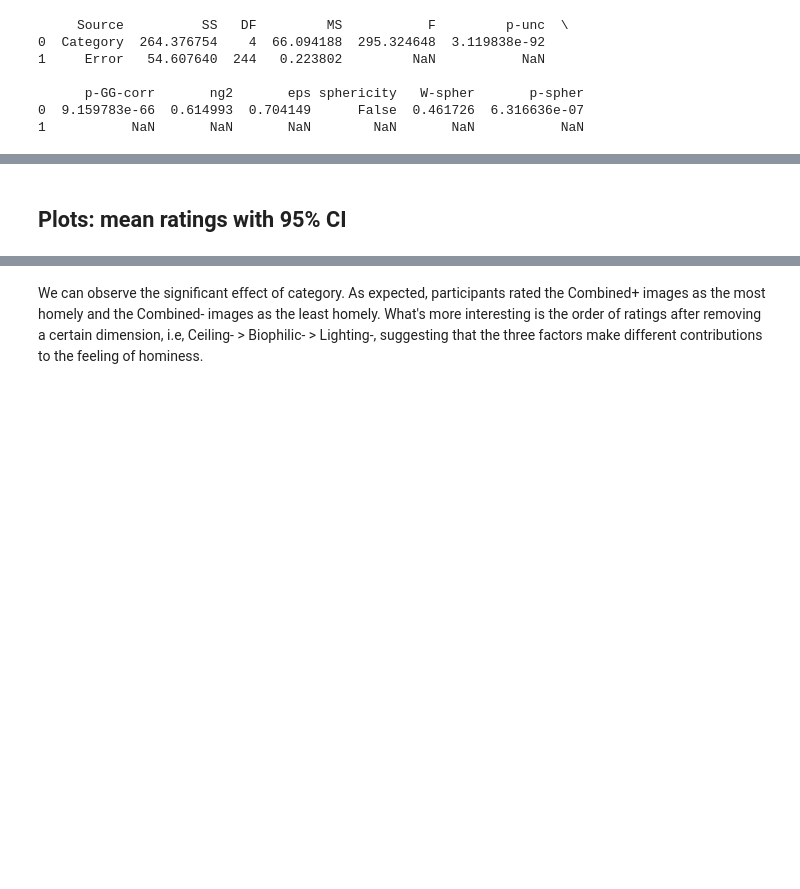
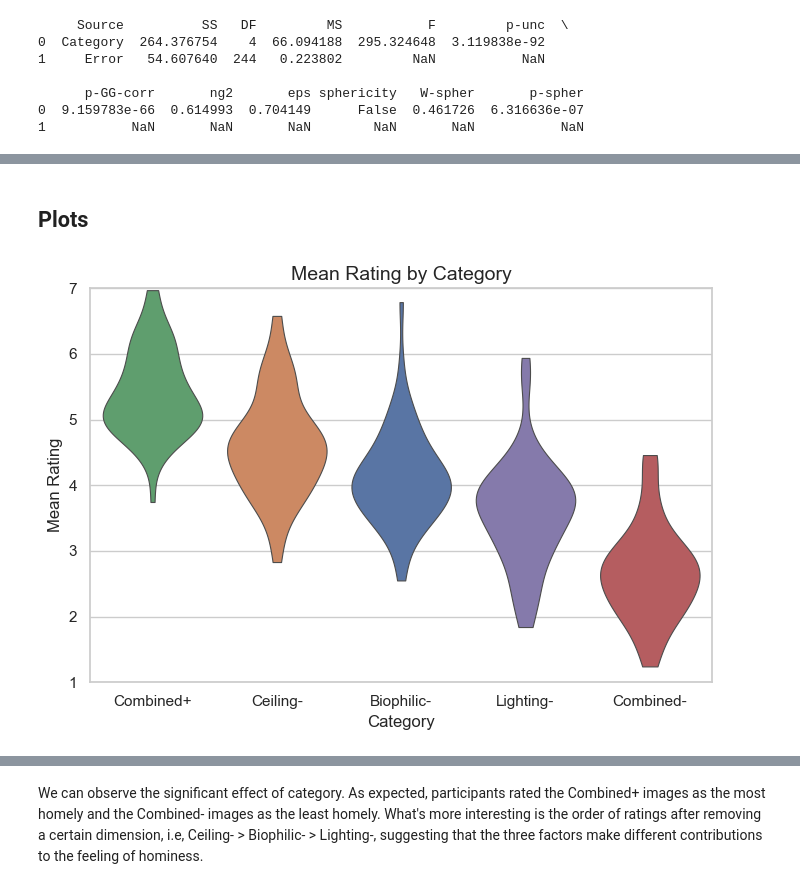
Before and after one commit to PsyYang/NeuroArchitecture, a Jupyter notebook: exploratory_analysis.ipynb, the cells around one changed output, grey strips where cells are left out. Cells and saved outputs as stored; diff of their text form; code cells hidden in the pictures; blank space fills up the shorter version.

```diff
--- a/exploratory_analysis.ipynb
+++ b/exploratory_analysis.ipynb
@@ -290,5 +394,31 @@ print(posthoc)
 # %% [markdown]
-## Plots: mean ratings with 95% CI
+## Plots
+# %%
+# Plot Category distributions (violin) + means with 95% CI (points)
+
+plt.figure(figsize=(7, 5))
+
+# Violin plot for the distribution of participant-level mean ratings
+sns.violinplot(
+    x="Category",
+    y="mean_rating",
+    hue='Category',
+    data=df_subject,
+    order=order,
+    inner=None,      # Do not draw inner boxplot or points
+    cut=0,           # Do not extend beyond the data range
+    linewidth=0.8
+)
+
+plt.ylabel("Mean Rating", fontsize=12)
+plt.xlabel("Category", fontsize=12)
+plt.ylim(1,7)
+plt.title("Mean Rating by Category", fontsize=14)
+
+plt.tight_layout()
+plt.show()
+# %% [output]
+[figure, added]
 # %%
 # --- Plot Category means with 95% CI ---
 
```
Also changed, not shown: parts of 16 cells of this notebook.
